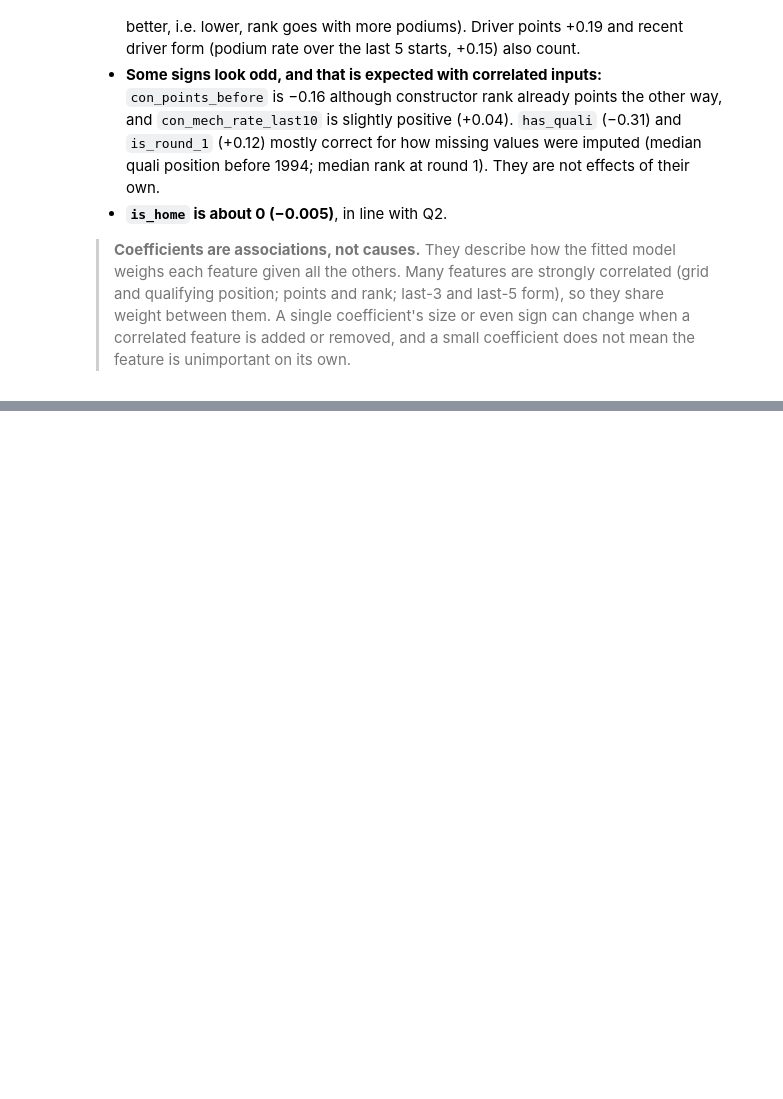
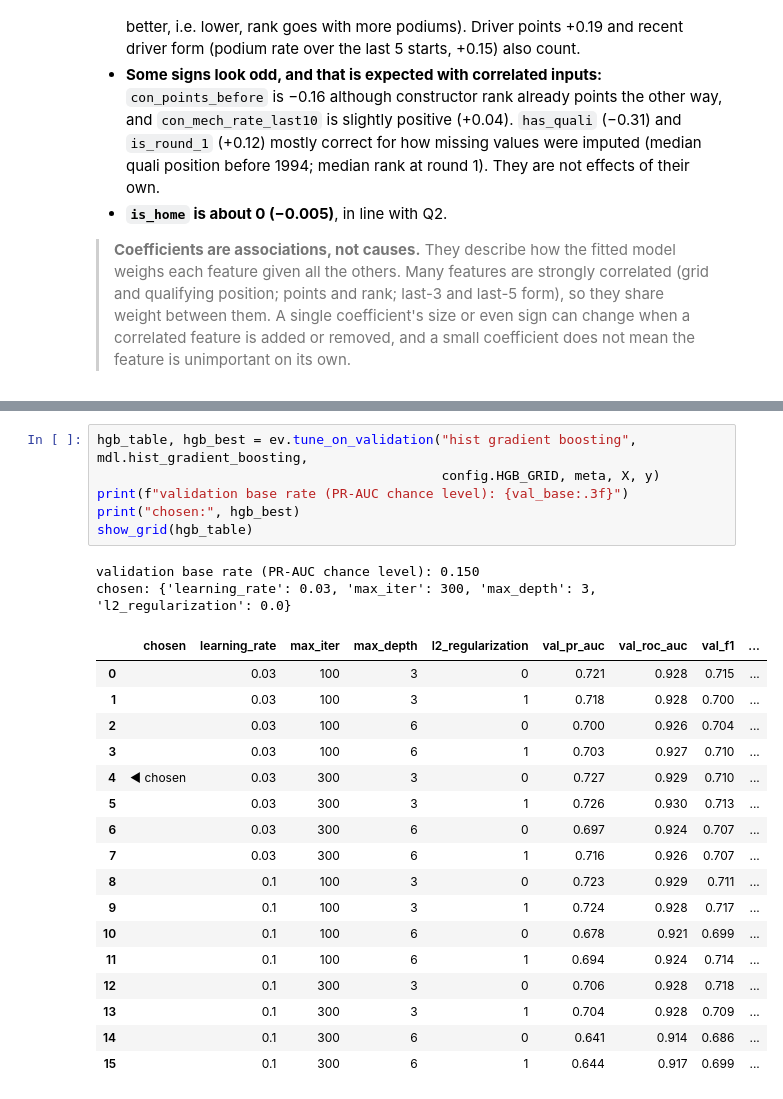
Before and after one commit to YShimy/f1-podium, a Jupyter notebook: notebooks/milestone1.ipynb, the cells around one changed output, grey strips where cells are left out. Cells and saved outputs as stored; diff of their text form; blank space fills up the shorter version.

```diff
--- a/notebooks/milestone1.ipynb
+++ b/notebooks/milestone1.ipynb
@@ -3199,0 +3284,26 @@ intercept: -3.33 | iterations: 23
+# %%
+hgb_table, hgb_best = ev.tune_on_validation("hist gradient boosting", mdl.hist_gradient_boosting,
+                                            config.HGB_GRID, meta, X, y)
+print(f"validation base rate (PR-AUC chance level): {val_base:.3f}")
+print("chosen:", hgb_best)
+show_grid(hgb_table)
+# %% [output]
+validation base rate (PR-AUC chance level): 0.150
+chosen: {'learning_rate': 0.03, 'max_iter': 300, 'max_depth': 3, 'l2_regularization': 0.0}
+|  | chosen | learning_rate | max_iter | max_depth | l2_regularization | val_pr_auc | val_roc_auc | val_f1 | ... |
+| 0 |  | 0.03 | 100 | 3 | 0 | 0.721 | 0.928 | 0.715 | ... |
+| 1 |  | 0.03 | 100 | 3 | 1 | 0.718 | 0.928 | 0.700 | ... |
+| 2 |  | 0.03 | 100 | 6 | 0 | 0.700 | 0.926 | 0.704 | ... |
+| 3 |  | 0.03 | 100 | 6 | 1 | 0.703 | 0.927 | 0.710 | ... |
+| 4 | ◄ chosen | 0.03 | 300 | 3 | 0 | 0.727 | 0.929 | 0.710 | ... |
+| 5 |  | 0.03 | 300 | 3 | 1 | 0.726 | 0.930 | 0.713 | ... |
+| 6 |  | 0.03 | 300 | 6 | 0 | 0.697 | 0.924 | 0.707 | ... |
+| 7 |  | 0.03 | 300 | 6 | 1 | 0.716 | 0.926 | 0.707 | ... |
+| 8 |  | 0.1 | 100 | 3 | 0 | 0.723 | 0.929 | 0.711 | ... |
+| 9 |  | 0.1 | 100 | 3 | 1 | 0.724 | 0.928 | 0.717 | ... |
+| 10 |  | 0.1 | 100 | 6 | 0 | 0.678 | 0.921 | 0.699 | ... |
+| 11 |  | 0.1 | 100 | 6 | 1 | 0.694 | 0.924 | 0.714 | ... |
+| 12 |  | 0.1 | 300 | 3 | 0 | 0.706 | 0.928 | 0.718 | ... |
+| 13 |  | 0.1 | 300 | 3 | 1 | 0.704 | 0.928 | 0.709 | ... |
+| 14 |  | 0.1 | 300 | 6 | 0 | 0.641 | 0.914 | 0.686 | ... |
+| 15 |  | 0.1 | 300 | 6 | 1 | 0.644 | 0.917 | 0.699 | ... |
```
Also changed, not shown: parts of 19 cells of this notebook, 3 other files.
